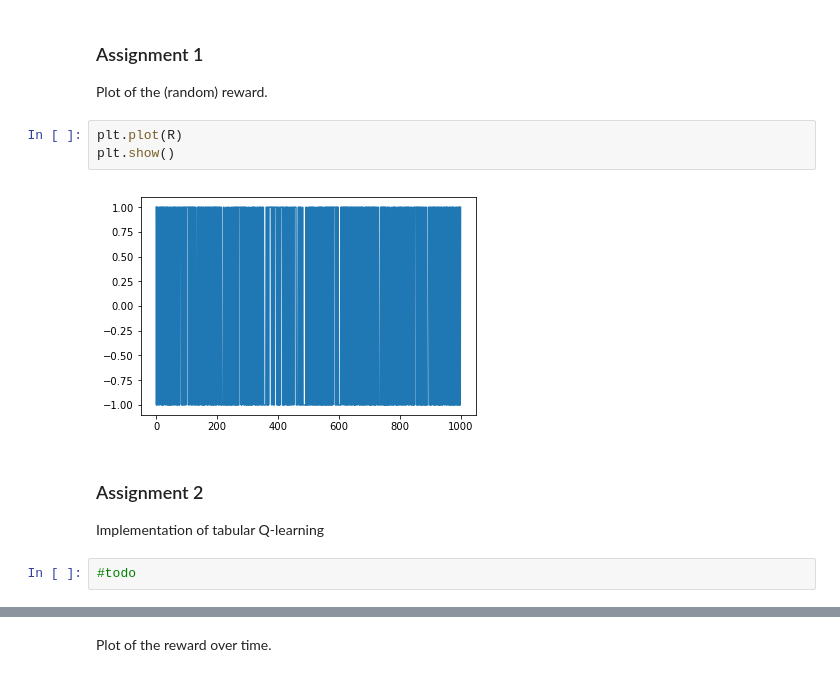
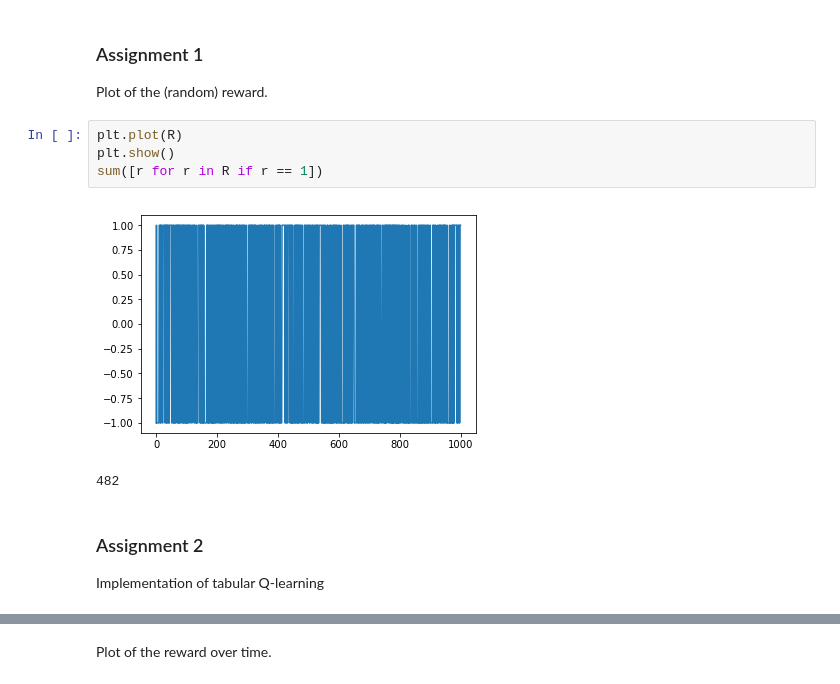
Before and after one commit to pieterwolfert/ccn, a Jupyter notebook: assignment5/assignment5.ipynb, the cells around one changed output, grey strips where cells are left out. Cells and saved outputs as stored; diff of their text form.

```diff
--- a/assignment5/assignment5.ipynb
+++ b/assignment5/assignment5.ipynb
@@ -47,10 +62,10 @@ Plot of the (random) reward.
 # %%
 plt.plot(R)
 plt.show()
+sum([r for r in R if r == 1])
 # %% [output]
-[figure, old version]
+[figure, new version]
+482
 # %% [markdown]
 ### Assignment 2
 Implementation of tabular Q-learning
-# %%
-#todo
```
Also changed, not shown: parts of 4 cells of this notebook.
